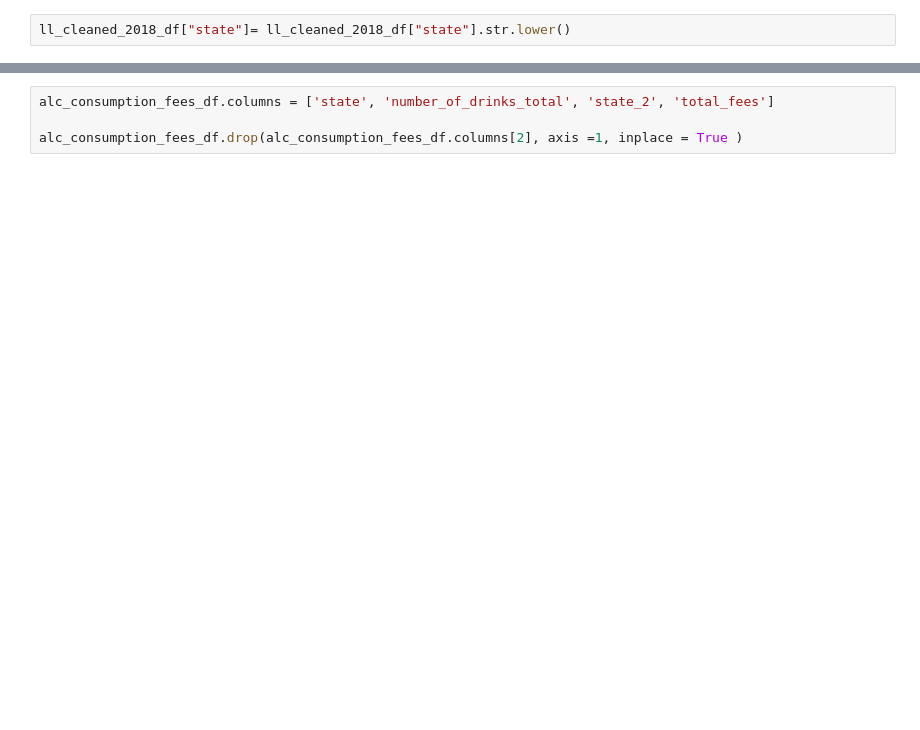
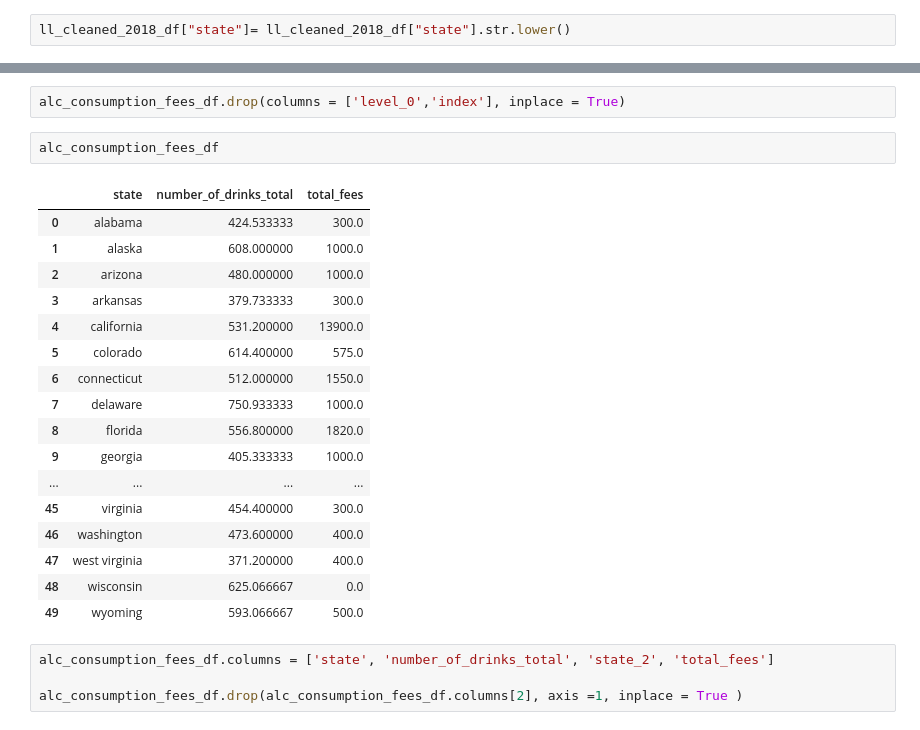
Before and after one commit to aseem-mangaokar/FinTechProject1, a Jupyter notebook: Untitled.ipynb, the cells around one changed output, grey strips where cells are left out. Drawn from its saved outputs; the diff is of its cells as text; blank space fills up the shorter version.

```diff
--- a/Untitled.ipynb
+++ b/Untitled.ipynb
@@ -217,7 +494,29 @@ alc_consumption_fees_df
-# %%
-alc_consumption_fees_df.columns = ['state', 'number_of_drinks_total', 'state_2', 'total_fees']
-
-alc_consumption_fees_df.drop(alc_consumption_fees_df.columns[2], axis =1, inplace = True )
+# %%
+alc_consumption_fees_df.drop(columns = ['level_0','index'], inplace = True)
+# %%
+alc_consumption_fees_df
+# %% [output]
+|  | state | number_of_drinks_total | total_fees |
+| 0 | alabama | 424.533333 | 300.0 |
+| 1 | alaska | 608.000000 | 1000.0 |
+| 2 | arizona | 480.000000 | 1000.0 |
+| 3 | arkansas | 379.733333 | 300.0 |
+| 4 | california | 531.200000 | 13900.0 |
+| 5 | colorado | 614.400000 | 575.0 |
+| 6 | connecticut | 512.000000 | 1550.0 |
+| 7 | delaware | 750.933333 | 1000.0 |
+| 8 | florida | 556.800000 | 1820.0 |
+| 9 | georgia | 405.333333 | 1000.0 |
+| ... | ... | ... | ... |
+| 45 | virginia | 454.400000 | 300.0 |
+| 46 | washington | 473.600000 | 400.0 |
+| 47 | west virginia | 371.200000 | 400.0 |
+| 48 | wisconsin | 625.066667 | 0.0 |
+| 49 | wyoming | 593.066667 | 500.0 |
+# %%
+alc_consumption_fees_df.columns = ['state', 'number_of_drinks_total', 'state_2', 'total_fees']
+
+alc_consumption_fees_df.drop(alc_consumption_fees_df.columns[2], axis =1, inplace = True )
 # %%
 alc_consumption_fees_df.hvplot.scatter(x = 'total_fees',
                                           y = 'number_of_drinks_total',)
```
Also changed, not shown: parts of 38 cells of this notebook, 1 other file.
